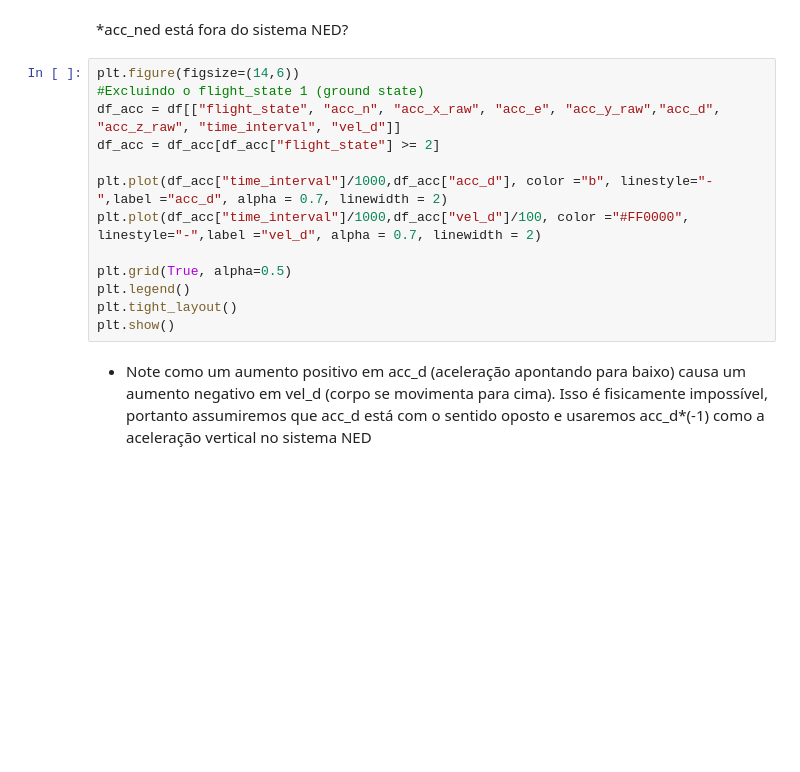
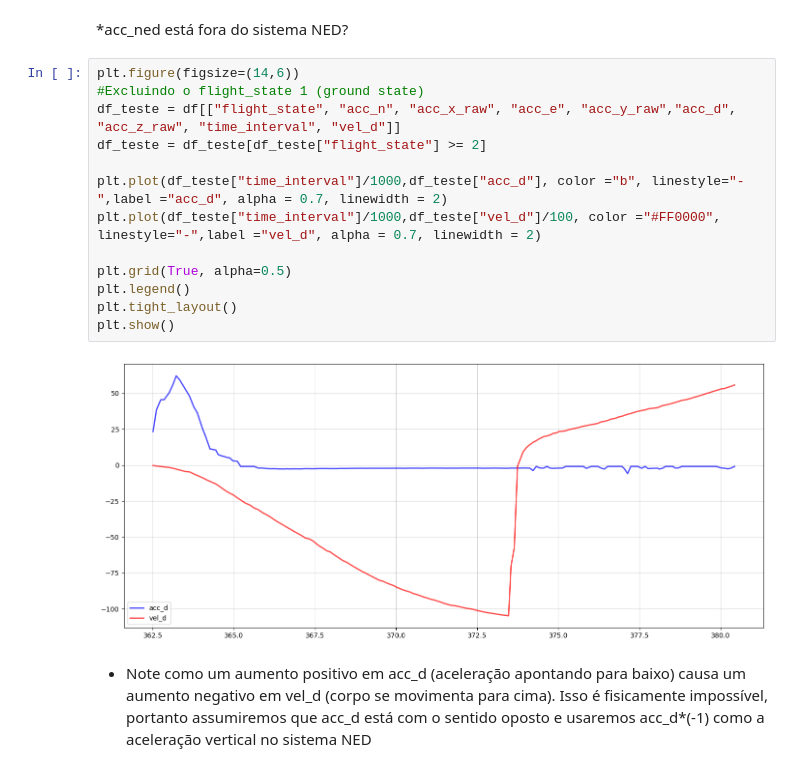
Before and after one commit to EnzoBat17/Analise-de-Dados-NASHIRA---EPTA, a Jupyter notebook: Analise de Dados NASHIRA.ipynb, the cells around one changed output. Cells and saved outputs as stored; diff of their text form; blank space fills up the shorter version.

```diff
--- a/Analise de Dados NASHIRA.ipynb
+++ b/Analise de Dados NASHIRA.ipynb
@@ -407,16 +440,18 @@ plt.show()
 # %%
 plt.figure(figsize=(14,6))
 #Excluindo o flight_state 1 (ground state)
-df_acc = df[["flight_state", "acc_n", "acc_x_raw", "acc_e", "acc_y_raw","acc_d", "acc_z_raw", "time_interval", "vel_d"]]
-df_acc = df_acc[df_acc["flight_state"] >= 2]
+df_teste = df[["flight_state", "acc_n", "acc_x_raw", "acc_e", "acc_y_raw","acc_d", "acc_z_raw", "time_interval", "vel_d"]]
+df_teste = df_teste[df_teste["flight_state"] >= 2]
 
-plt.plot(df_acc["time_interval"]/1000,df_acc["acc_d"], color ="b", linestyle="-",label ="acc_d", alpha = 0.7, linewidth = 2)
-plt.plot(df_acc["time_interval"]/1000,df_acc["vel_d"]/100, color ="#FF0000", linestyle="-",label ="vel_d", alpha = 0.7, linewidth = 2)
+plt.plot(df_teste["time_interval"]/1000,df_teste["acc_d"], color ="b", linestyle="-",label ="acc_d", alpha = 0.7, linewidth = 2)
+plt.plot(df_teste["time_interval"]/1000,df_teste["vel_d"]/100, color ="#FF0000", linestyle="-",label ="vel_d", alpha = 0.7, linewidth = 2)
 
 plt.grid(True, alpha=0.5)
 plt.legend()
 plt.tight_layout()
 plt.show()
+# %% [output]
+[figure, added]
 # %% [markdown]
 - Note como um aumento positivo em acc_d (aceleração apontando para baixo) causa um aumento negativo em vel_d (corpo se movimenta para cima). Isso é fisicamente impossível, portanto assumiremos que acc_d está com o sentido oposto e usaremos acc_d*(-1) como a aceleração vertical no sistema NED
 # %% [markdown]
```
Also changed, not shown: parts of 14 cells of this notebook.
